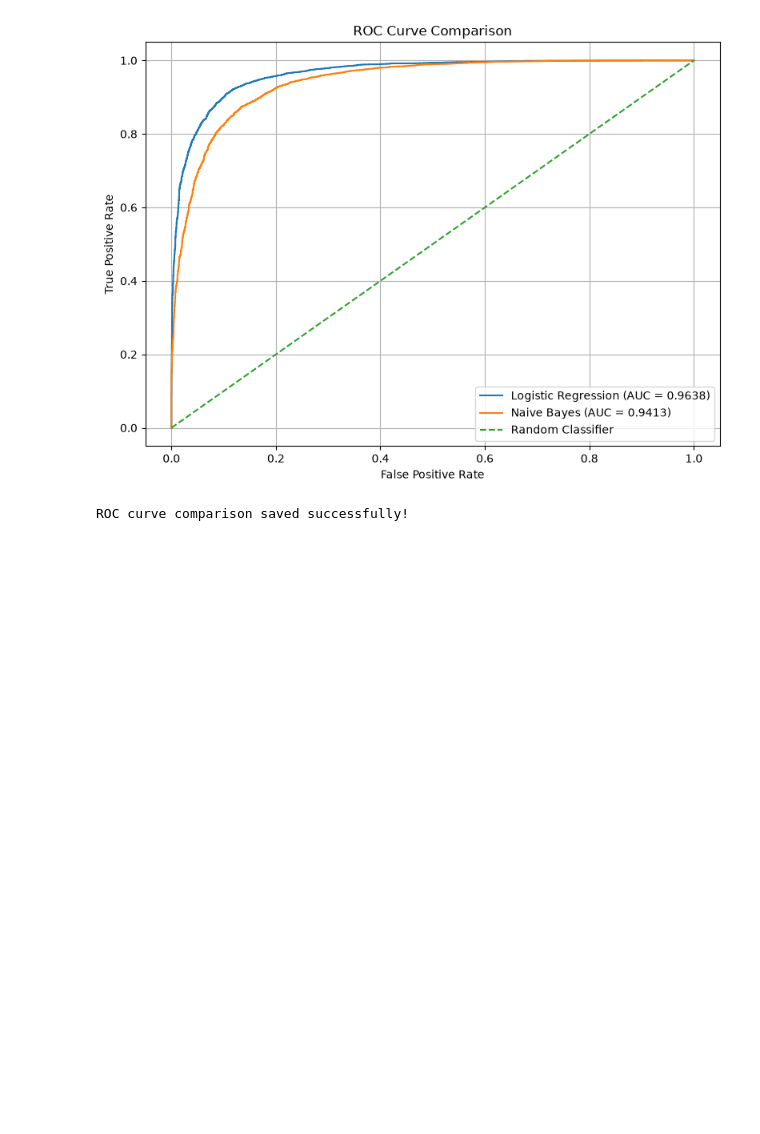
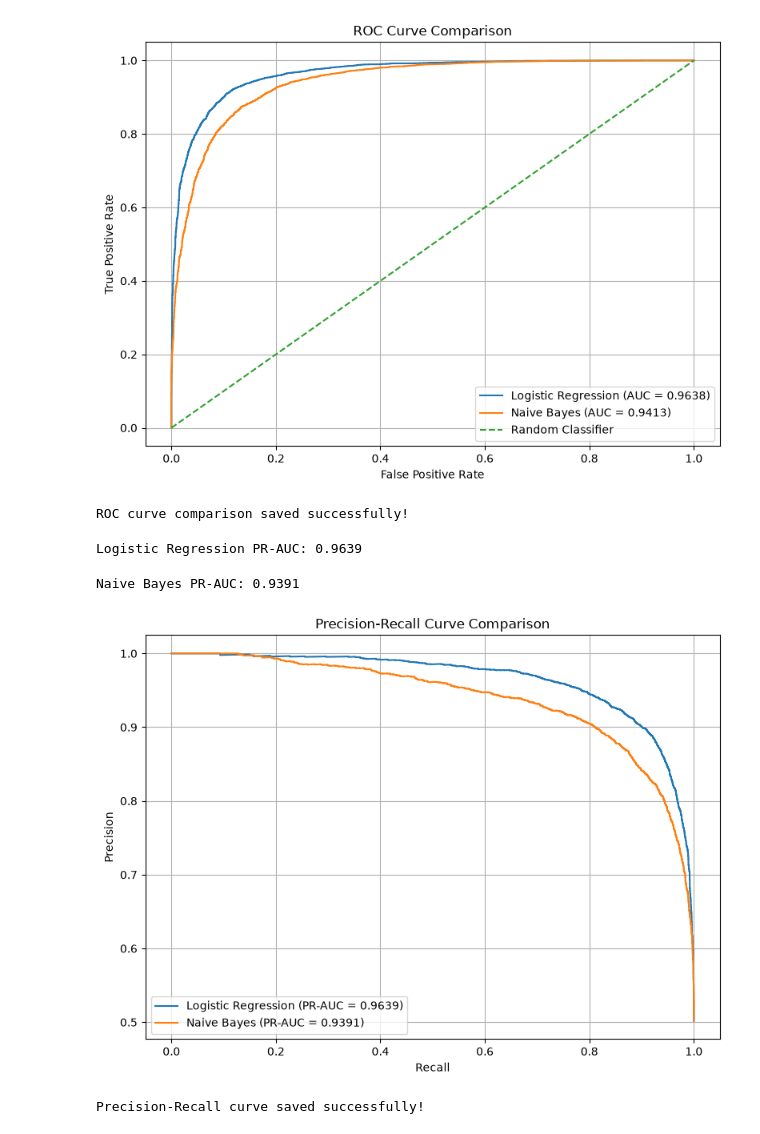
Before and after one commit to bharghavguru/Sentiment-Analysis-Using-NLP, a Jupyter notebook: notebooks/03_tfidf_vectorization.ipynb, the cells around one changed output. Saved outputs shown, nothing was run; the diff lists cells and outputs as text; code cells hidden in the pictures; blank space fills up the shorter version.

```diff
--- a/notebooks/03_tfidf_vectorization.ipynb
+++ b/notebooks/03_tfidf_vectorization.ipynb
@@ -558,0 +561,69 @@ ROC curve comparison saved successfully!
+# %%
+precision_lr, recall_lr, _ = precision_recall_curve(
+    y_test,
+    y_prob_lr,
+    pos_label="positive"
+)
+
+pr_auc_lr = average_precision_score(
+    y_test,
+    y_prob_lr,
+    pos_label="positive"
+)
+
+print("Logistic Regression PR-AUC:", round(pr_auc_lr, 4))
+# %% [output]
+Logistic Regression PR-AUC: 0.9639
+# %%
+precision_nb, recall_nb, _ = precision_recall_curve(
+    y_test,
+    y_prob_nb,
+    pos_label="positive"
+)
+
+pr_auc_nb = average_precision_score(
+    y_test,
+    y_prob_nb,
+    pos_label="positive"
+)
+
+print("Naive Bayes PR-AUC:", round(pr_auc_nb, 4))
+# %% [output]
+Naive Bayes PR-AUC: 0.9391
+# %%
+import matplotlib.pyplot as plt
+
+plt.figure(figsize=(8, 6))
+
+plt.plot(
+    recall_lr,
+    precision_lr,
+    label=f"Logistic Regression (PR-AUC = {pr_auc_lr:.4f})"
+)
+
+plt.plot(
+    recall_nb,
+    precision_nb,
+    label=f"Naive Bayes (PR-AUC = {pr_auc_nb:.4f})"
+)
+
+plt.title("Precision-Recall Curve Comparison")
+plt.xlabel("Recall")
+plt.ylabel("Precision")
+
+plt.legend()
+plt.grid()
+plt.tight_layout()
+
+plt.savefig(
+    "../reports/figures/precision_recall_curve.png",
+    dpi=300,
+    bbox_inches="tight"
+)
+
+plt.show()
+
+print("Precision-Recall curve saved successfully!")
+# %% [output]
+[figure, added]
+Precision-Recall curve saved successfully!
```
Also changed, not shown: parts of 6 cells of this notebook, 7 other files.
